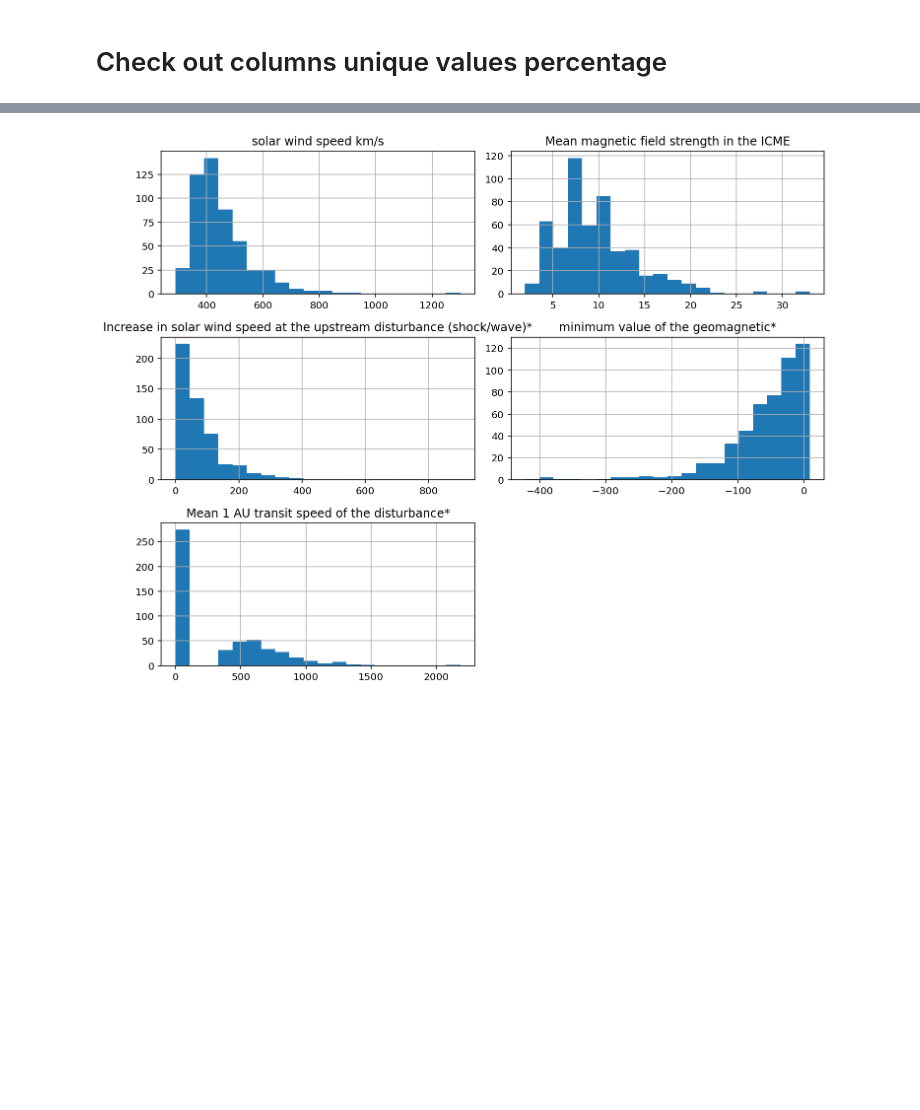
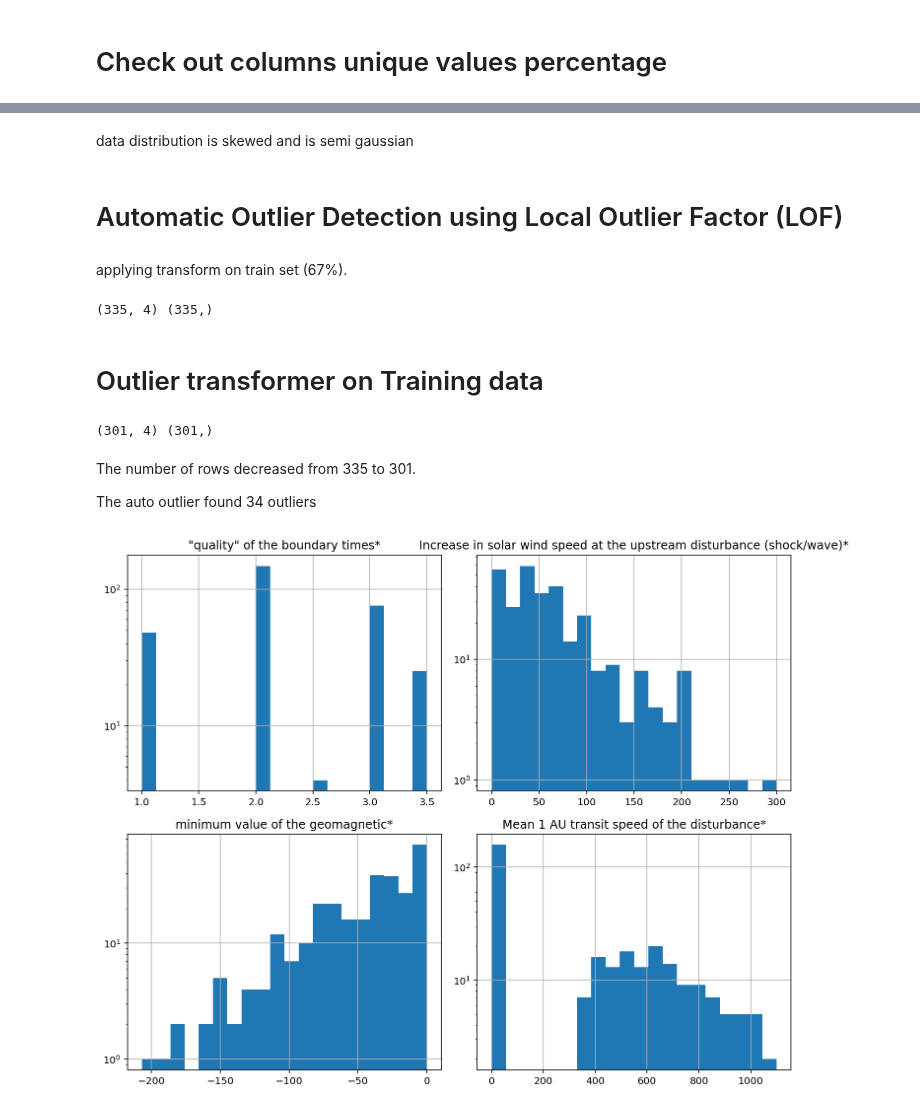
Before and after one commit to Atashnezhad/CME_forcast, a Jupyter notebook: Codes/P02_06_EDA.ipynb, the cells around one changed output, grey strips where cells are left out. Cells and saved outputs as stored; diff of their text form; code cells hidden in the pictures; blank space fills up the shorter version.

```diff
--- a/Codes/P02_06_EDA.ipynb
+++ b/Codes/P02_06_EDA.ipynb
@@ -72,0 +109,2 @@ Index(['ICME Plasma/Field Start Y/M/D (UT) (b)',
+# %%
+data_2 = data.dropna()
@@ -208,16 +199,5 @@ memory usage: 64.2+ KB
 
 checking out the data skewness and distribution
-# %%
-keep_cols = ['ICME Plasma/Field Start Y/M/D (UT) (b)',
-            'solar wind speed km/s',
-            'Mean magnetic field strength in the ICME',
-            '"quality" of the boundary times*',
-            'Increase in solar wind speed at the upstream disturbance (shock/wave)*',
-            'minimum value of the geomagnetic*',
-            'Mean 1 AU transit speed of the disturbance*'
-            ]
-
-data_2 = data[keep_cols]
 # %%
 data_2.head()
 # %% [output]
@@ -240,2 +250,6 @@ plt.show()
+# %% [markdown]
+data distribution is skewed and is semi gaussian
+# %% [markdown]
+# Automatic Outlier Detection using Local Outlier Factor (LOF)
 # %%
 cols_trans = ['solar wind speed km/s',
@@ -248,10 +268,42 @@ data_3 = data_2[cols_trans]
+# %% [markdown]
+applying transform on train set (67%).
+# %%
+# split into inpiut and output elements
+X = data_3.drop(['solar wind speed km/s'], axis=1)
+y = data_3['solar wind speed km/s']
+
+# split into train and test sets
+X_train, X_test, y_train, y_test = train_test_split(X, y, test_size=0.33, random_state=1)
+# summarize the shape of the training dataset
+print(X_train.shape, y_train.shape)
+# %% [output]
+(335, 4) (335,)
+# %% [markdown]
+# Outlier transformer on Training data
+# %%
+# identify outliers in the training dataset
+lof = LocalOutlierFactor()
+yhat = lof.fit_predict(X_train)
+
+# select all rows that are not outliers
+mask = yhat != -1
+X_train, y_train = X_train.iloc[mask, :], y_train.iloc[mask]
+
+# summarize the shape of the updated training dataset
+print(X_train.shape, y_train.shape)
+# %% [output]
+(301, 4) (301,)
+# %% [markdown]
+The number of rows decreased from 335 to 301.
+
+The auto outlier found 34 outliers
 # %%
-data_3.hist(bins=20,
+X_train.hist(bins=20,
             figsize=(10,8),
-#             log=True,
+            log=True,
            )
 
 plt.tight_layout()
 plt.show()
 # %% [output]
-[figure, old version]
+[figure, new version]
```
Also changed, not shown: parts of 41 cells of this notebook, 2 other files.
